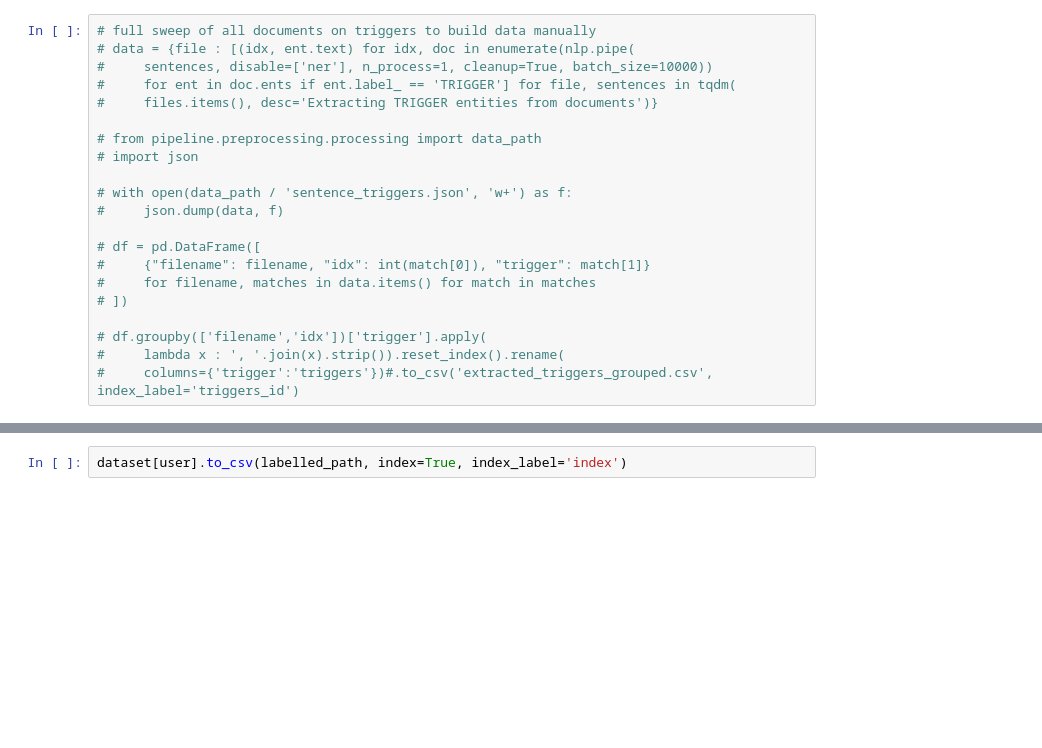
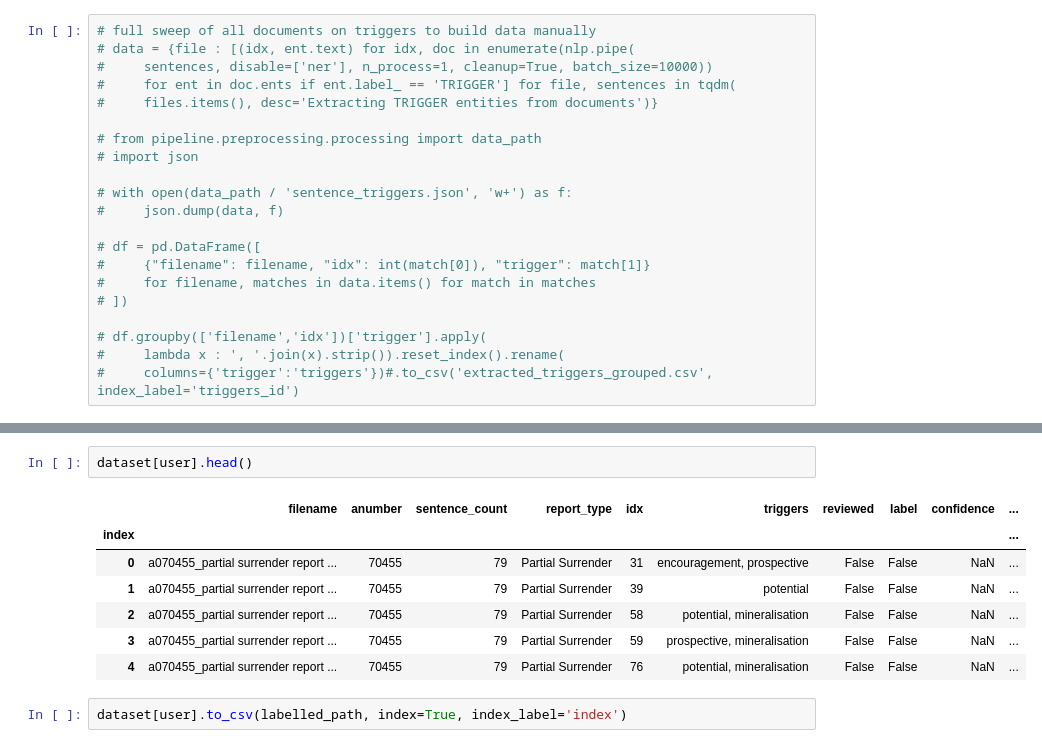
Before and after one commit to tanghyd/capstone, a Jupyter notebook: sentence_labeller.ipynb, the cells around one changed output, grey strips where cells are left out. Cells and saved outputs as stored; diff of their text form; blank space fills up the shorter version.

Commit message:
Update sentencer_labeller

```diff
--- a/sentence_labeller.ipynb
+++ b/sentence_labeller.ipynb
@@ -117,3 +112,13 @@ File for daniel at /home/daniel/capstone/data/events/daniel_dataset.csv already
+# %%
+dataset[user].head()
+# %% [output]
+|  | filename | anumber | sentence_count | report_type | idx | triggers | reviewed | label | confidence | ... |
+| index |  |  |  |  |  |  |  |  |  | ... |
+| 0 | a070455_partial surrender report ... | 70455 | 79 | Partial Surrender | 31 | encouragement, prospective | False | False | NaN | ... |
+| 1 | a070455_partial surrender report ... | 70455 | 79 | Partial Surrender | 39 | potential | False | False | NaN | ... |
+| 2 | a070455_partial surrender report ... | 70455 | 79 | Partial Surrender | 58 | potential, mineralisation | False | False | NaN | ... |
+| 3 | a070455_partial surrender report ... | 70455 | 79 | Partial Surrender | 59 | prospective, mineralisation | False | False | NaN | ... |
+| 4 | a070455_partial surrender report ... | 70455 | 79 | Partial Surrender | 76 | potential, mineralisation | False | False | NaN | ... |
 # %%
 dataset[user].to_csv(labelled_path, index=True, index_label='index')
 # %%
```
Also changed, not shown: parts of 7 cells of this notebook.
